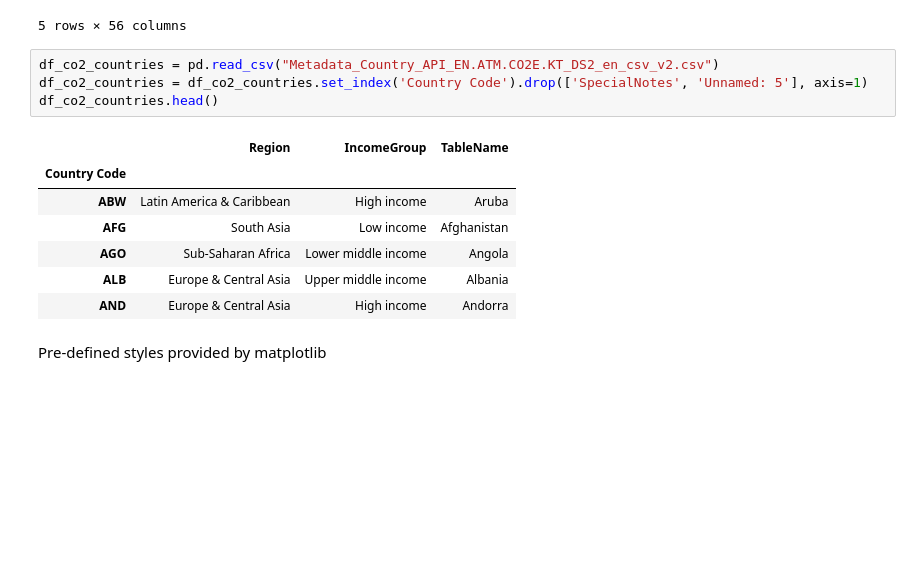
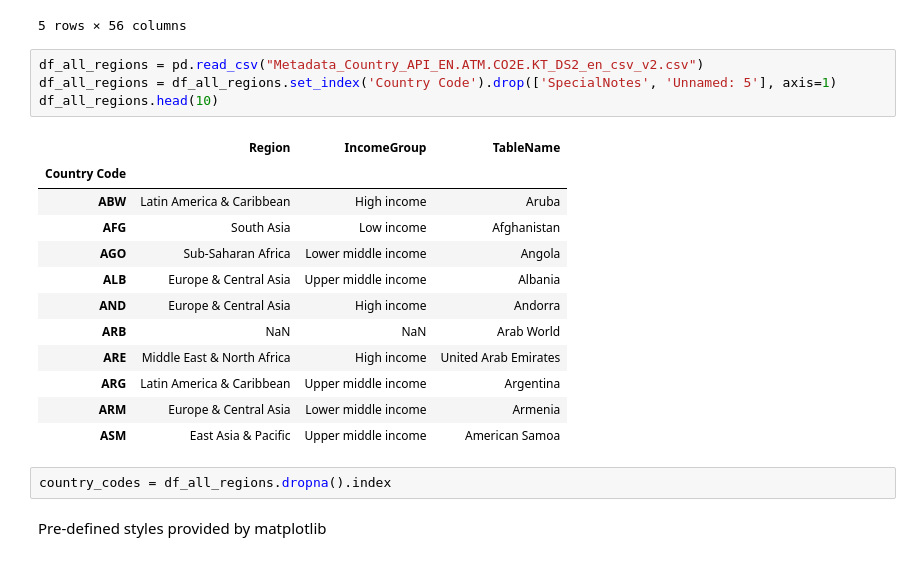
Before and after one commit to Zhenmao/Pandas-Reference-Guide, a Jupyter notebook: 8 Data Visualization.ipynb, the cells around one changed output. Cells and saved outputs as stored; diff of their text form; blank space fills up the shorter version.

```diff
--- a/8 Data Visualization.ipynb
+++ b/8 Data Visualization.ipynb
@@ -24,17 +24,24 @@ df_co2_data.head()
 | AND | Andorra | NaN | NaN | NaN | NaN | NaN | NaN | NaN | NaN | NaN | ... |
 5 rows × 56 columns
 # %%
-df_co2_countries = pd.read_csv("Metadata_Country_API_EN.ATM.CO2E.KT_DS2_en_csv_v2.csv")
-df_co2_countries = df_co2_countries.set_index('Country Code').drop(['SpecialNotes', 'Unnamed: 5'], axis=1)
-df_co2_countries.head()
+df_all_regions = pd.read_csv("Metadata_Country_API_EN.ATM.CO2E.KT_DS2_en_csv_v2.csv")
+df_all_regions = df_all_regions.set_index('Country Code').drop(['SpecialNotes', 'Unnamed: 5'], axis=1)
+df_all_regions.head(10)
 # %% [output]
 |  | Region | IncomeGroup | TableName |
 | Country Code |  |  |  |
 | ABW | Latin America & Caribbean | High income | Aruba |
 | AFG | South Asia | Low income | Afghanistan |
 | AGO | Sub-Saharan Africa | Lower middle income | Angola |
 | ALB | Europe & Central Asia | Upper middle income | Albania |
 | AND | Europe & Central Asia | High income | Andorra |
+| ARB | NaN | NaN | Arab World |
+| ARE | Middle East & North Africa | High income | United Arab Emirates |
+| ARG | Latin America & Caribbean | Upper middle income | Argentina |
+| ARM | Europe & Central Asia | Lower middle income | Armenia |
+| ASM | East Asia & Pacific | Upper middle income | American Samoa |
+# %%
+country_codes = df_all_regions.dropna().index
 # %% [markdown]
 Pre-defined styles provided by matplotlib
 # %%
```
Also changed, not shown: parts of 10 cells of this notebook.
